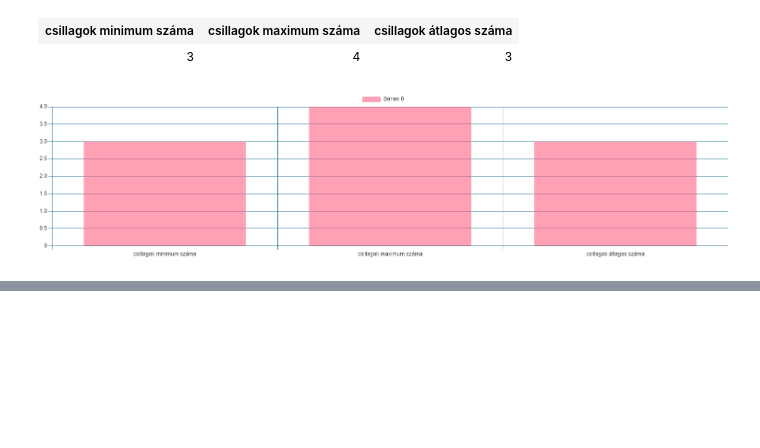
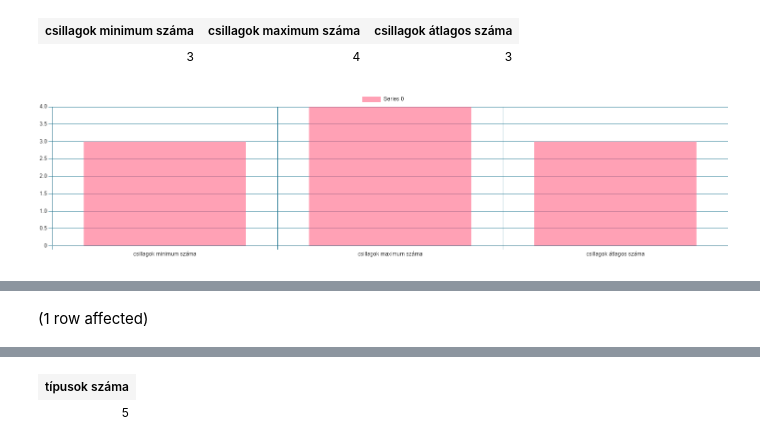
Before and after one commit to Cola39/GXH81K_adatbazis_hf1, a Jupyter notebook: szallashely_adatprofilozas.ipynb, the cells around one changed output, grey strips where cells are left out. Saved outputs shown, nothing was run; the diff lists cells and outputs as text; code cells hidden in the pictures; blank space fills up the shorter version.

```diff
--- a/szallashely_adatprofilozas.ipynb
+++ b/szallashely_adatprofilozas.ipynb
@@ -23,0 +41,6 @@ Total execution time: 00:00:00.010
+# %%
+SELECT COUNT(DISTINCT TIPUS) AS 'típusok száma'
+FROM Szallashely
+WHERE TIPUS IS NOT NULL
+# %% [output]
+(1 row affected)
@@ -23,0 +48,2 @@ Total execution time: 00:00:00.010
+| típusok száma |
+| 5 |
```
Also changed, not shown: parts of 5 cells of this notebook.
